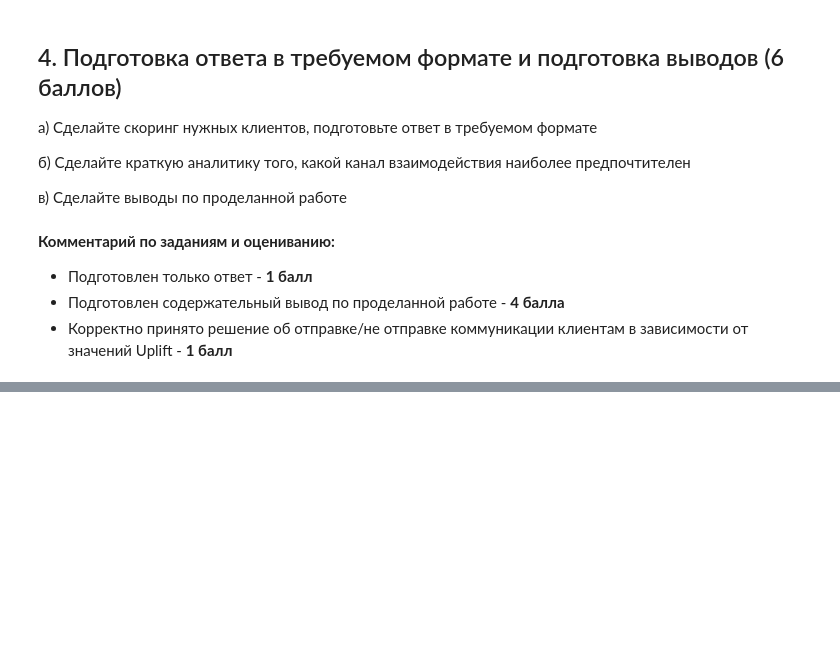
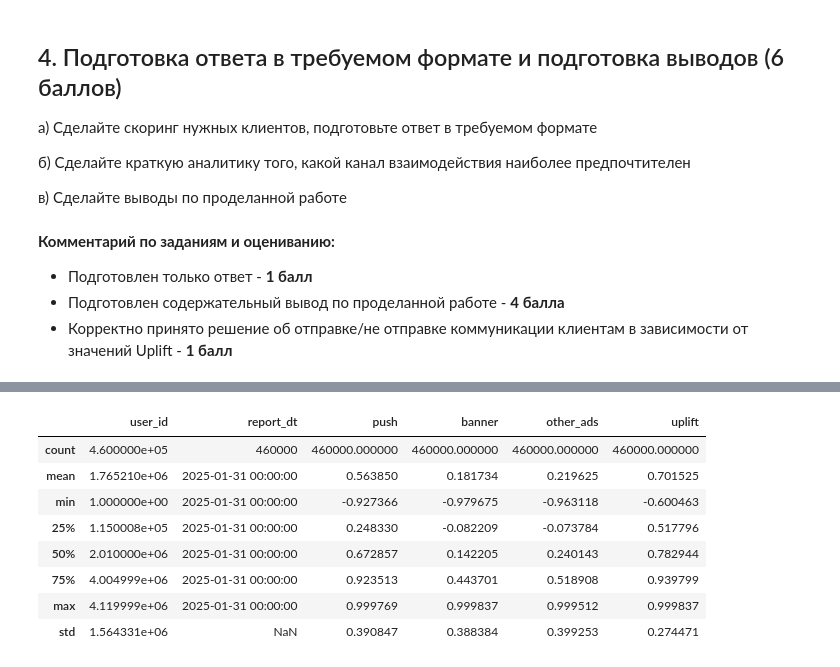
Before and after one commit to InnaBoby/ML_HSE, a Jupyter notebook: HW_6/AI_HW6_uplift.ipynb, the cells around one changed output, grey strips where cells are left out. Cells and saved outputs as stored; diff of their text form; code cells hidden in the pictures; blank space fills up the shorter version.

```diff
--- a/HW_6/AI_HW6_uplift.ipynb
+++ b/HW_6/AI_HW6_uplift.ipynb
@@ -1281,0 +1535,12 @@ a) Сделайте скоринг нужных клиентов, подгото
+# %%
+preds.describe(exclude='object')
+# %% [output]
+|  | user_id | report_dt | push | banner | other_ads | uplift |
+| count | 4.600000e+05 | 460000 | 460000.000000 | 460000.000000 | 460000.000000 | 460000.000000 |
+| mean | 1.765210e+06 | 2025-01-31 00:00:00 | 0.563850 | 0.181734 | 0.219625 | 0.701525 |
+| min | 1.000000e+00 | 2025-01-31 00:00:00 | -0.927366 | -0.979675 | -0.963118 | -0.600463 |
+| 25% | 1.150008e+05 | 2025-01-31 00:00:00 | 0.248330 | -0.082209 | -0.073784 | 0.517796 |
+| 50% | 2.010000e+06 | 2025-01-31 00:00:00 | 0.672857 | 0.142205 | 0.240143 | 0.782944 |
+| 75% | 4.004999e+06 | 2025-01-31 00:00:00 | 0.923513 | 0.443701 | 0.518908 | 0.939799 |
+| max | 4.119999e+06 | 2025-01-31 00:00:00 | 0.999769 | 0.999837 | 0.999512 | 0.999837 |
+| std | 1.564331e+06 | NaN | 0.390847 | 0.388384 | 0.399253 | 0.274471 |
```
Also changed, not shown: parts of 12 cells of this notebook.
